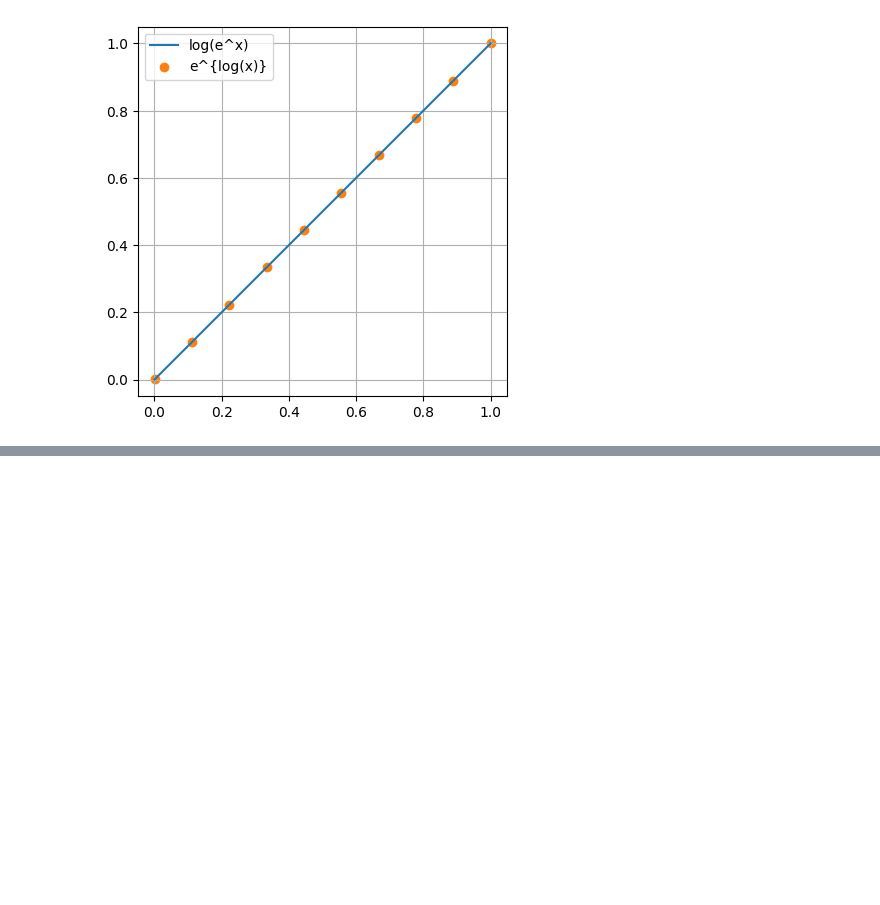
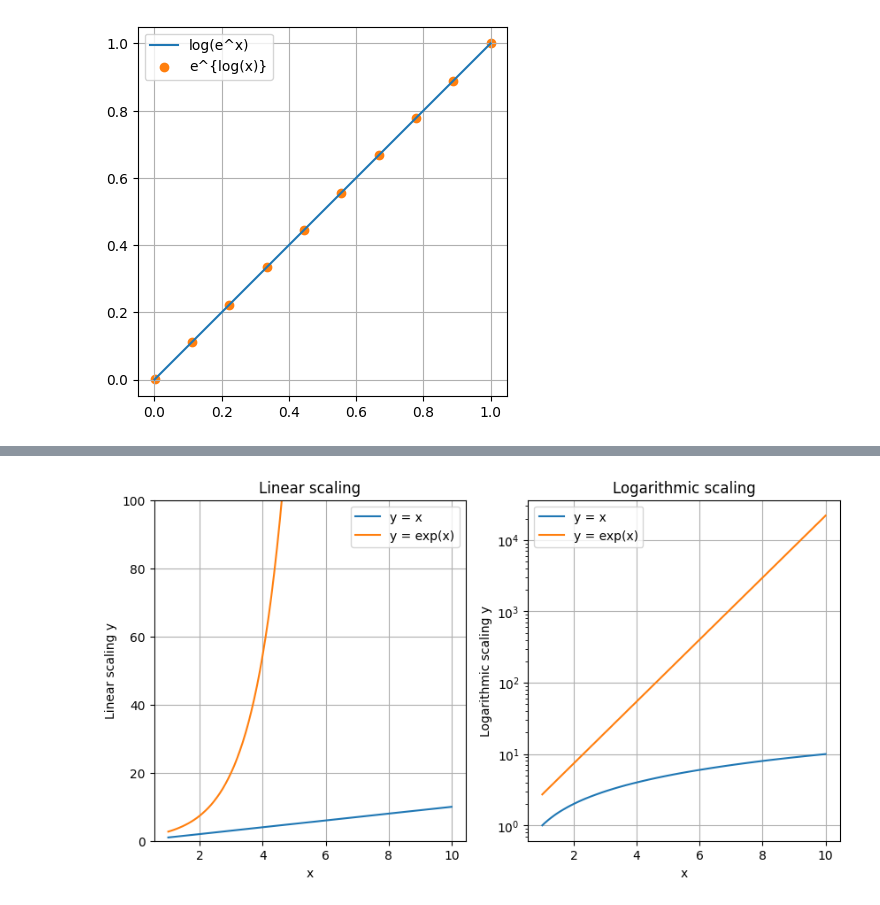
Before and after one commit to yukikitayama/machine-learning, a Jupyter notebook: math/logarithm.ipynb, the cells around one changed output, grey strips where cells are left out. Drawn from its saved outputs; the diff is of its cells as text; code cells hidden in the pictures; blank space fills up the shorter version.

```diff
--- a/math/logarithm.ipynb
+++ b/math/logarithm.ipynb
@@ -57,0 +71,30 @@ plt.show()
+# %%
+xs = np.linspace(1, 10, 100)
+ys_lin = xs.copy()
+ys_exp = np.exp(xs)
+
+plt.figure(figsize=(10, 5))
+
+plt.subplot(1, 2, 1)
+plt.plot(xs, ys_lin, label='y = x')
+plt.plot(xs, ys_exp, label='y = exp(x)')
+plt.ylim(0, 100)
+plt.title('Linear scaling')
+plt.xlabel('x')
+plt.ylabel('Linear scaling y')
+plt.legend()
+plt.grid()
+
+plt.subplot(1, 2, 2)
+plt.yscale('log')
+plt.plot(xs, ys_lin, label='y = x')
+plt.plot(xs, ys_exp, label='y = exp(x)')
+plt.title('Logarithmic scaling')
+plt.xlabel('x')
+plt.ylabel('Logarithmic scaling y')
+plt.legend()
+plt.grid()
+
+plt.show()
+# %% [output]
+[figure, added]
```
Also changed, not shown: parts of 4 cells of this notebook, 3 other files.
